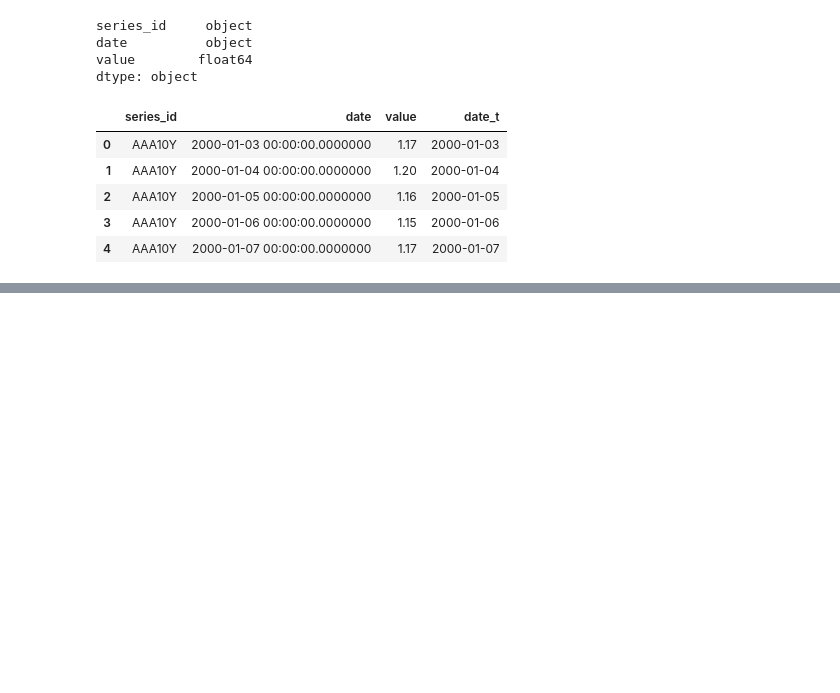
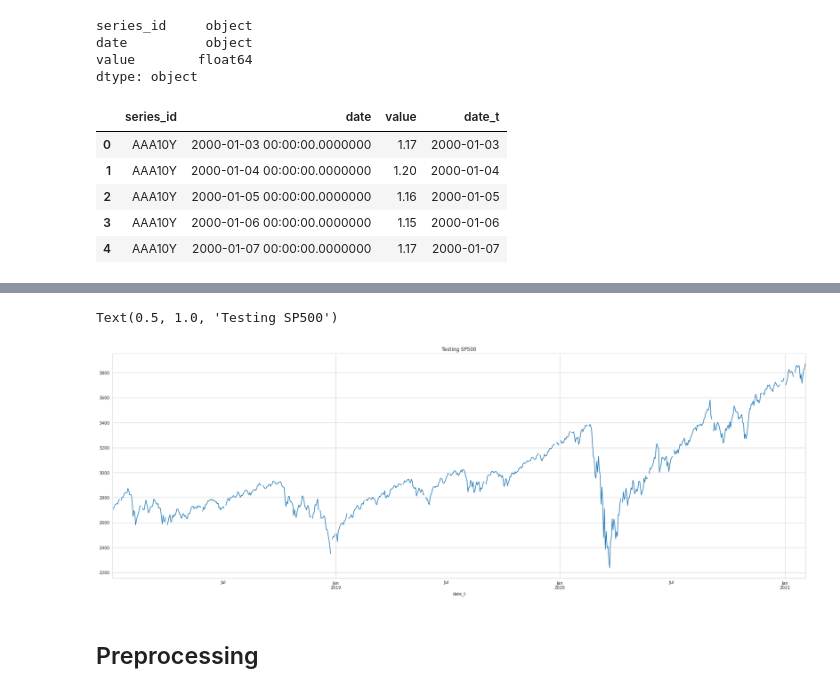
Before and after one commit to JoviZSZ/SP500-index-Prediction, a Jupyter notebook: main.ipynb, the cells around one changed output, grey strips where cells are left out. Saved outputs shown, nothing was run; the diff lists cells and outputs as text; code cells hidden in the pictures; blank space fills up the shorter version.

```diff
--- a/main.ipynb
+++ b/main.ipynb
@@ -117,0 +186,8 @@ len(sp500_train)
+# %%
+plot_data(te, "SP500", "2018-01-02", "2021-02-04")
+plt.title("Testing SP500")
+# %% [output]
+Text(0.5, 1.0, 'Testing SP500')
+[figure, added]
+# %% [markdown]
+## Preprocessing
```
Also changed, not shown: parts of 21 cells of this notebook, 1 other file.
